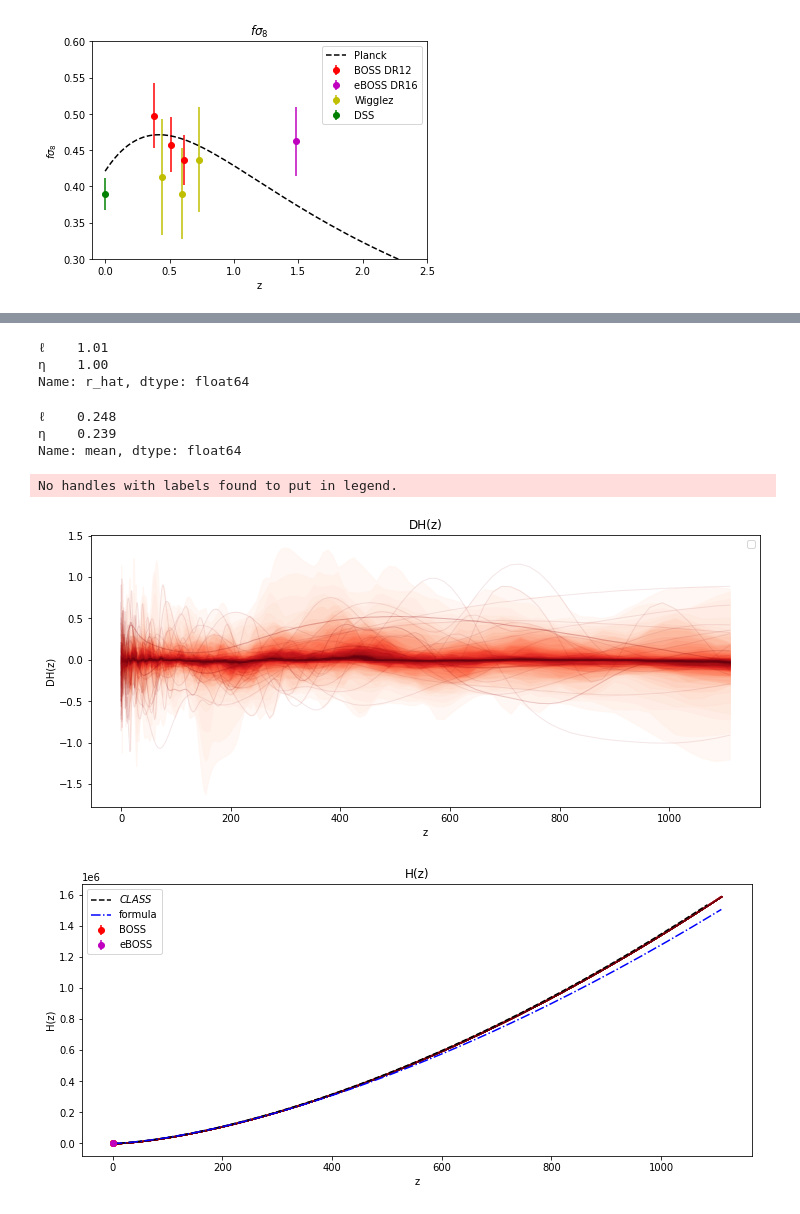
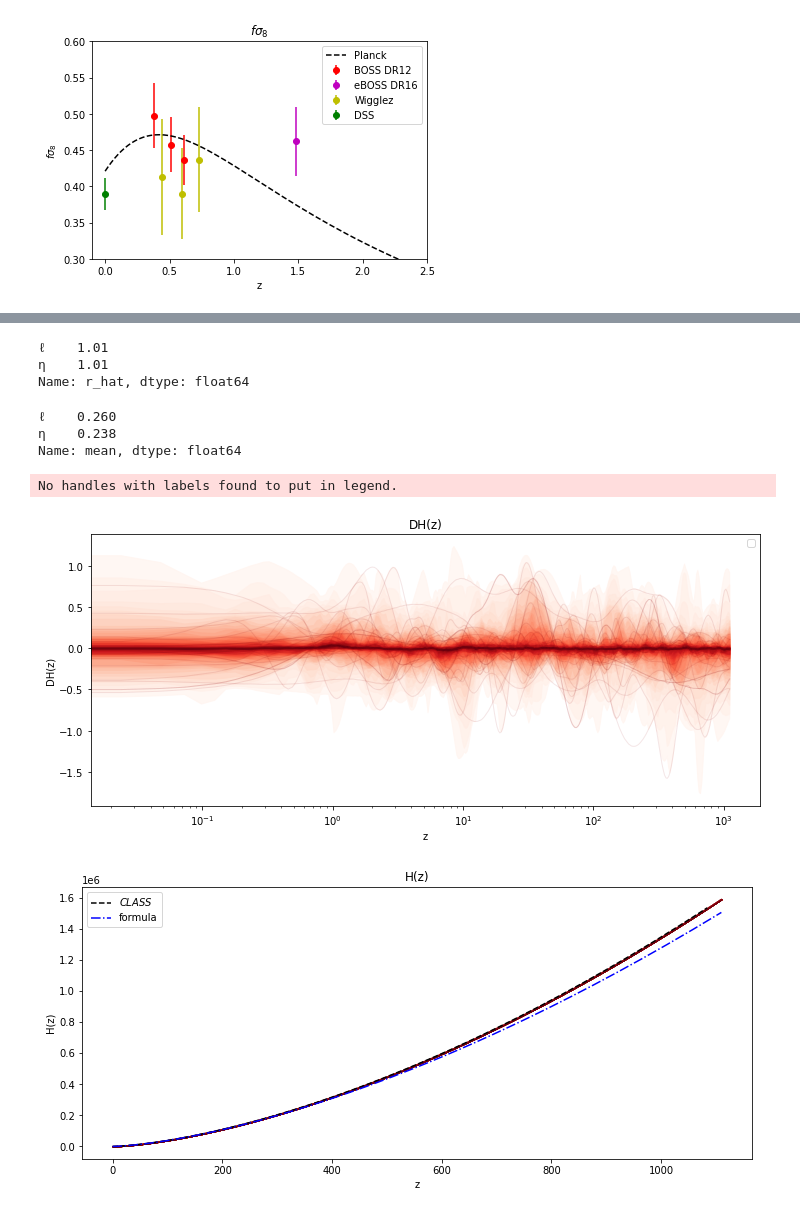
Before and after one commit to JaimeRZP/Growz, a Jupyter notebook: notebooks/GP_Masterx.ipynb, the cells around one changed output, grey strips where cells are left out. Cells and saved outputs as stored; diff of their text form; code cells hidden in the pictures.

```diff
--- a/notebooks/GP_Masterx.ipynb
+++ b/notebooks/GP_Masterx.ipynb
@@ -56,7 +56,7 @@ datadict = {'DESI': DESI,
             'CMB': CMB,
             'FCMB': FCMB}
 
-datasets = ['BOSS', 'eBOSS', 'CMB']
+datasets = ['CC', 'DS17']
 
 need_dM = ['DESI', 'BOSS', 'eBOSS', 'Wigglez', 'DS17', 'CMB']
 need_fs8 = ['DESI', 'BOSS', 'eBOSS', 'Wigglez', 'DSS']
@@ -329,7 +330,9 @@ if 'DS17' in datasets:
     print('Adding Pantheon')
     with model:
         M = pm.Normal('M', mu=-19.0, sigma=3)
-        u_gp = pm.Deterministic('u_gp', tt.as_tensor_variable(5*tt.log10(dL_gp)+25+M))
+        u_gp = tt.zeros(len(z_arr))
+        u_gp = tt.inc_subtensor(u_gp[1:], tt.as_tensor_variable(5*tt.log10(dL_gp[1:])+25+M))
+        u_gp = tt.inc_subtensor(u_gp[0], tt.as_tensor_variable(5*tt.log10(dL_gp[1])+25+M))
         DS17_u = pm.Deterministic("DS17_u",
                  tt.as_tensor_variable(u_gp[DS17['idx']]+(u_gp[DS17['idx']+1]-u_gp[DS17['idx']])*DS17['U']))
         theory = tt.concatenate([theory, DS17_u])
@@ -415,31 +415,32 @@ The rhat statistic is larger than 1.05 for some parameters. This indicates sligh
 pm.summary(trace)['r_hat'][["ℓ","η"]]
 # %% [output]
 ℓ    1.01
-η    1.00
+η    1.01
 Name: r_hat, dtype: float64
 # %%
 pm.summary(trace)['mean'][["ℓ","η"]]
 # %% [output]
-ℓ    0.248
-η    0.239
+ℓ    0.260
+η    0.238
 Name: mean, dtype: float64
 # %%
 #trace.posterior['t100']
 # %%
 # plot the results
 fig = plt.figure(figsize=(12, 5))
 ax = fig.gca()
 
 # plot the samples from the gp posterior with samples and shading
 from pymc3.gp.util import plot_gp_dist
 
 plot_gp_dist(ax, trace.posterior["DH_gp"][0, :, :], z_arr[:, None])
 
 # axis labels and title
+plt.xscale('log')
 plt.xlabel("z")
 plt.ylabel("DH(z)")
 plt.title("DH(z)")
 plt.legend();
 # %% [output]
 No handles with labels found to put in legend.
-[figure, old version]
+[figure, new version]
@@ -480,7 +481,7 @@ plt.ylabel("H(z)")
 plt.title("H(z)")
 plt.legend();
 # %% [output]
-[figure, old version]
+[figure, new version]
 # %%
 # plot the results
 fig = plt.figure(figsize=(12, 5))
```
Also changed, not shown: parts of 18 cells of this notebook, 1 other file.
